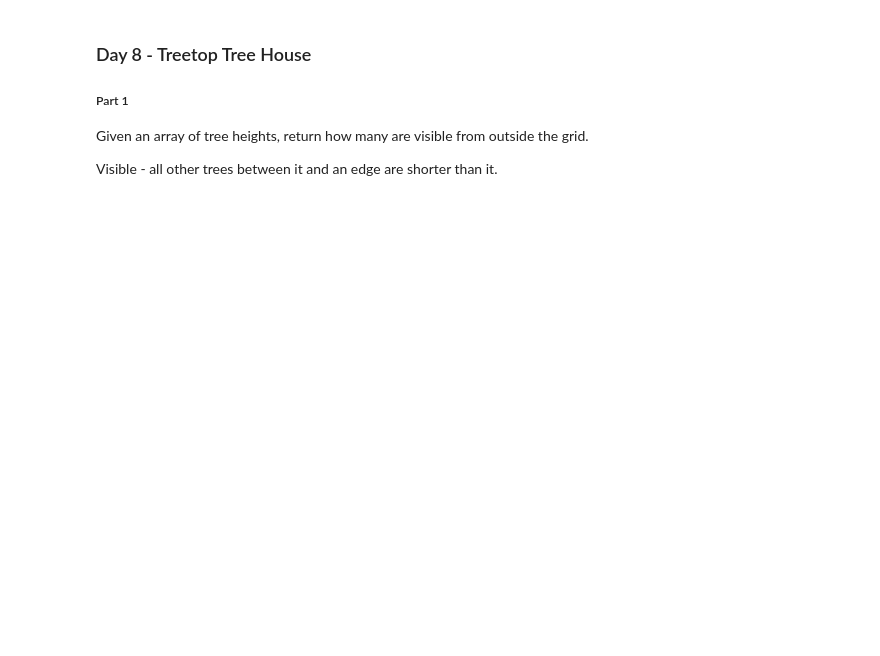
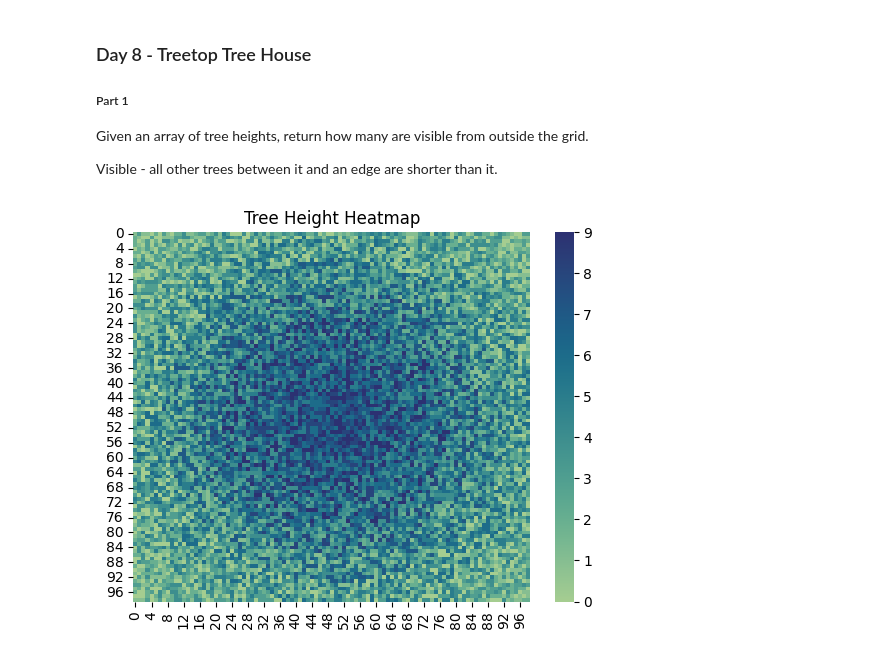
Before and after one commit to KaraMartin/AdventOfCode2022, a Jupyter notebook: AdventOfCode_08.ipynb, the cells around one changed output. Drawn from its saved outputs; the diff is of its cells as text; code cells hidden in the pictures; blank space fills up the shorter version.

```diff
--- a/AdventOfCode_08.ipynb
+++ b/AdventOfCode_08.ipynb
@@ -5,4 +5,19 @@
 Given an array of tree heights, return how many are visible from outside the grid.
 
 Visible - all other trees between it and an edge are shorter than it.
+# %%
+import numpy as np
+import seaborn as sns
+import matplotlib.pylab as plt
+
+with open("aoc_08_input.txt", "r") as f:
+    treetops = list([int(c) for c in line] for line in f.read().split())
+size = len(treetops)
+
+sns.color_palette("crest", as_cmap=True)
+ax = sns.heatmap(treetops, cmap="crest")
+ax.set_title("Tree Height Heatmap")
+plt.show()
+# %% [output]
+[figure, added]
 # %%
```
Also changed, not shown: parts of 6 cells of this notebook, 3 other files.
